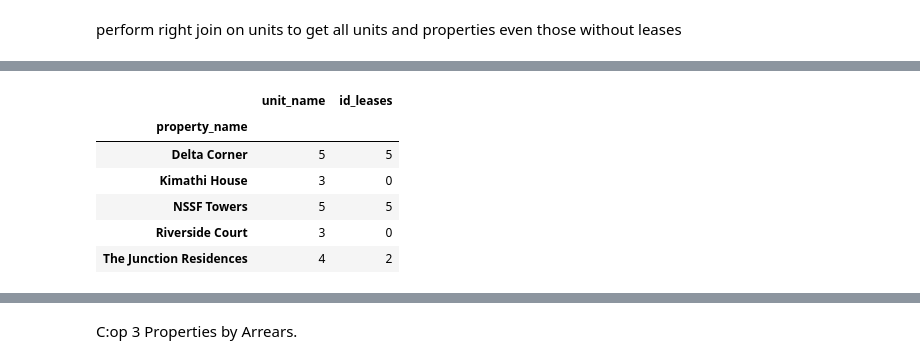
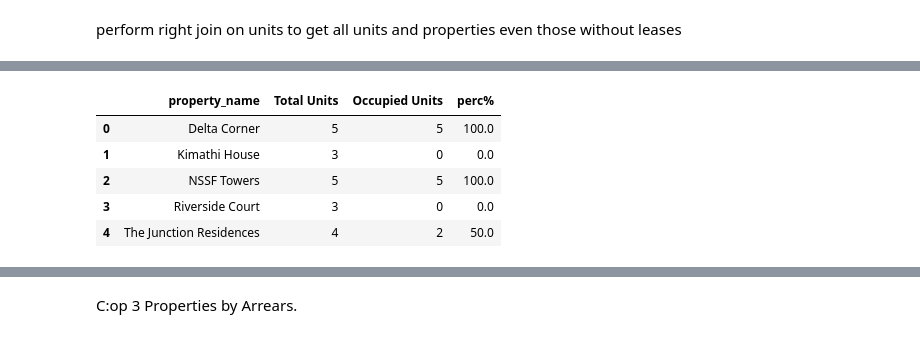
Before and after one commit to AlphaTheDog/NWRealite, a Jupyter notebook: NWRealite.ipynb, the cells around one changed output, grey strips where cells are left out. Saved outputs shown, nothing was run; the diff lists cells and outputs as text; code cells hidden in the pictures.

```diff
--- a/NWRealite.ipynb
+++ b/NWRealite.ipynb
@@ -277,11 +191,13 @@ lease_units_property_all
 # %%
 property_unit_leases=lease_units_property_all.groupby('property_name')[['unit_name','id_leases']].count()
+property_unit_leases.columns=['Total Units','Occupied Units']
+property_unit_leases['perc%']=np.divide(property_unit_leases['Occupied Units'],property_unit_leases['Total Units'])*100
+property_unit_leases.reset_index(inplace=True)
 property_unit_leases
 # %% [output]
-|  | unit_name | id_leases |
-| property_name |  |  |
-| Delta Corner | 5 | 5 |
-| Kimathi House | 3 | 0 |
-| NSSF Towers | 5 | 5 |
-| Riverside Court | 3 | 0 |
-| The Junction Residences | 4 | 2 |
+|  | property_name | Total Units | Occupied Units | perc% |
+| 0 | Delta Corner | 5 | 5 | 100.0 |
+| 1 | Kimathi House | 3 | 0 | 0.0 |
+| 2 | NSSF Towers | 5 | 5 | 100.0 |
+| 3 | Riverside Court | 3 | 0 | 0.0 |
+| 4 | The Junction Residences | 4 | 2 | 50.0 |
```
Also changed, not shown: parts of 20 cells of this notebook, 2 other files.
